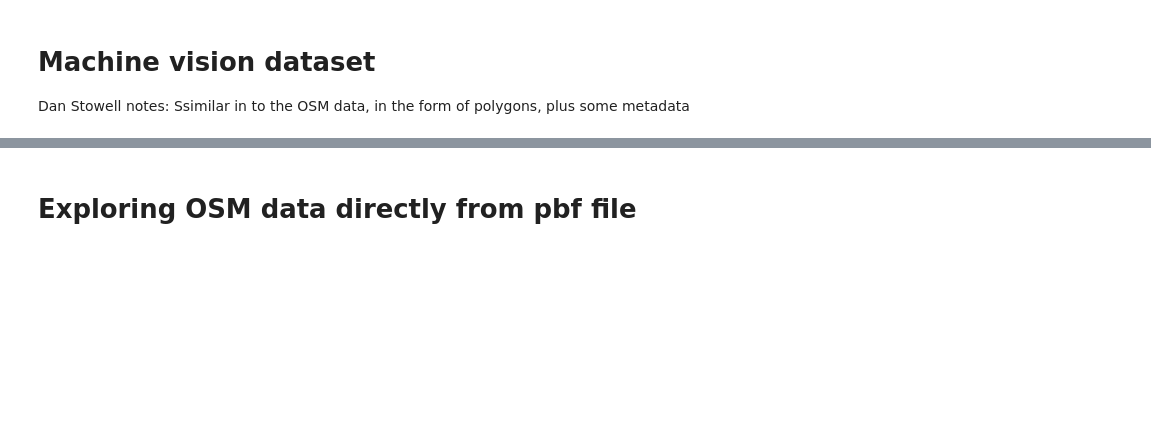
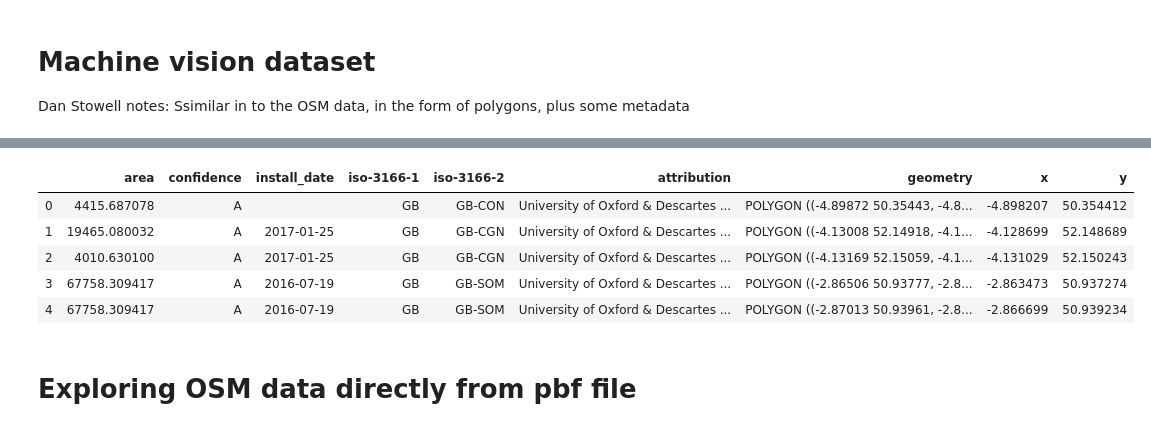
Before and after one commit to alan-turing-institute/solar-panel-detection, a Jupyter notebook: notebooks/data play.ipynb, the cells around one changed output, grey strips where cells are left out. Cells and saved outputs as stored; diff of their text form; code cells hidden in the pictures; blank space fills up the shorter version.

```diff
--- a/notebooks/data play.ipynb
+++ b/notebooks/data play.ipynb
@@ -396,9 +396,16 @@ machine_vision_df.head()
 # %%
-x = []
-y = []
-for index, row in machine_vision_df.iterrows():
-    point = gpd.GeoSeries(machine_vision_df.centroid)
-    x = point.x
-    y = point.y
-machine_vision_df['x'] = x
-machine_vision_df['y'] = y
+# x = []
+# y = []
+# for index, row in machine_vision_df.iterrows():
+#     point = gpd.GeoSeries(machine_vision_df.centroid)
+#     x = point.x
+#     y = point.y
+# machine_vision_df['x'] = x
+# machine_vision_df['y'] = y
+
+def getXY(pt):
+    return (pt.x, pt.y)
+centroidseries = machine_vision_df['geometry'].centroid
+centroidlist = map(getXY, centroidseries)
+machine_vision_df['x'], machine_vision_df['y'] = [list(t) for t in zip(*map(getXY, centroidseries))]
+machine_vision_df.head()
@@ -405,3 +434,15 @@ machine_vision_df['y'] = y
+# %%
+def remove_bad_date(dt_str):
+    return(dt_str.replace("<2016-06", "").split(',')[0])
+machine_vision_df['install_date'] = list(map(remove_bad_date, machine_vision_df['install_date']))
+machine_vision_df.head()
+# %% [output]
+|  | area | confidence | install_date | iso-3166-1 | iso-3166-2 | attribution | geometry | x | y |
+| 0 | 4415.687078 | A |  | GB | GB-CON | University of Oxford & Descartes ... | POLYGON ((-4.89872 50.35443, -4.8... | -4.898207 | 50.354412 |
+| 1 | 19465.080032 | A | 2017-01-25 | GB | GB-CGN | University of Oxford & Descartes ... | POLYGON ((-4.13008 52.14918, -4.1... | -4.128699 | 52.148689 |
+| 2 | 4010.630100 | A | 2017-01-25 | GB | GB-CGN | University of Oxford & Descartes ... | POLYGON ((-4.13169 52.15059, -4.1... | -4.131029 | 52.150243 |
+| 3 | 67758.309417 | A | 2016-07-19 | GB | GB-SOM | University of Oxford & Descartes ... | POLYGON ((-2.86506 50.93777, -2.8... | -2.863473 | 50.937274 |
+| 4 | 67758.309417 | A | 2016-07-19 | GB | GB-SOM | University of Oxford & Descartes ... | POLYGON ((-2.87013 50.93961, -2.8... | -2.866699 | 50.939234 |
 # %%
 machine_vision_df = machine_vision_df.drop(['geometry'], axis=1)
 # %%
```
Also changed, not shown: parts of 4 cells of this notebook, 2 other files.
